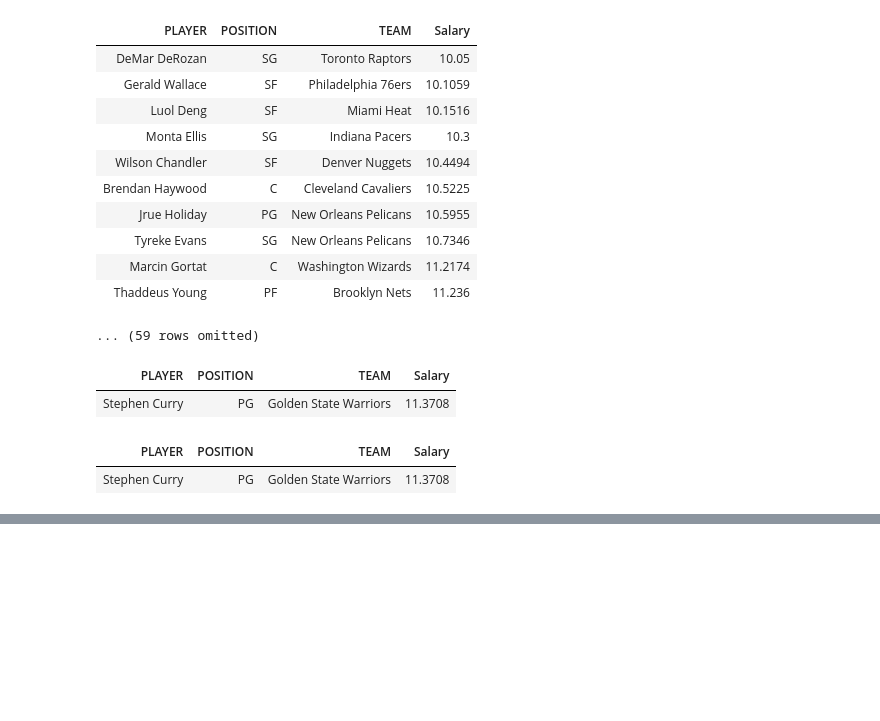
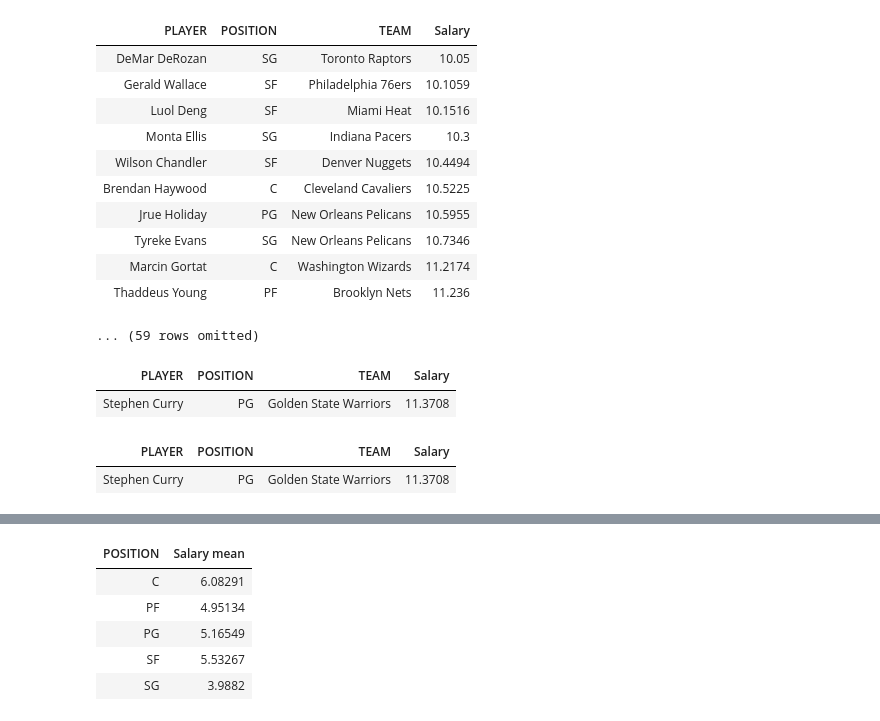
Before and after one commit to natbelo/C-digos-de-Estudo, a Jupyter notebook: Manipular_Tabelas.ipynb, the cells around one changed output, grey strips where cells are left out. Drawn from its saved outputs; the diff is of its cells as text; code cells hidden in the pictures; blank space fills up the shorter version.

```diff
--- a/Manipular_Tabelas.ipynb
+++ b/Manipular_Tabelas.ipynb
@@ -209,0 +239,12 @@ nba.where('PLAYER', 'Stephen Curry')
+# %%
+#salário médio por posição
+
+positions_and_money = nba.select('POSITION', 'Salary')
+positions_and_money.group('POSITION', np.mean)
+# %% [output]
+| POSITION | Salary mean |
+| C | 6.08291 |
+| PF | 4.95134 |
+| PG | 5.16549 |
+| SF | 5.53267 |
+| SG | 3.9882 |
```
Also changed, not shown: parts of 2 cells of this notebook.
